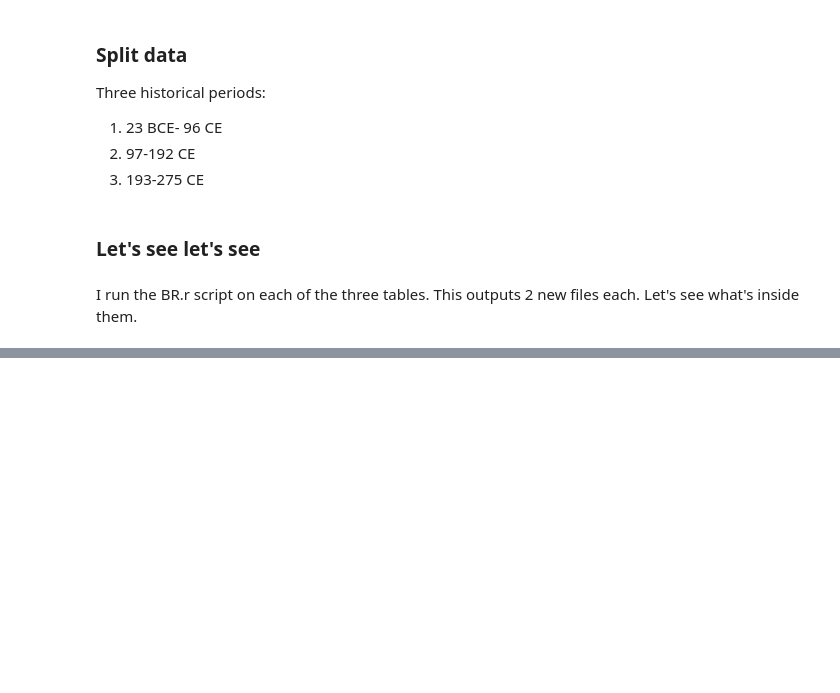
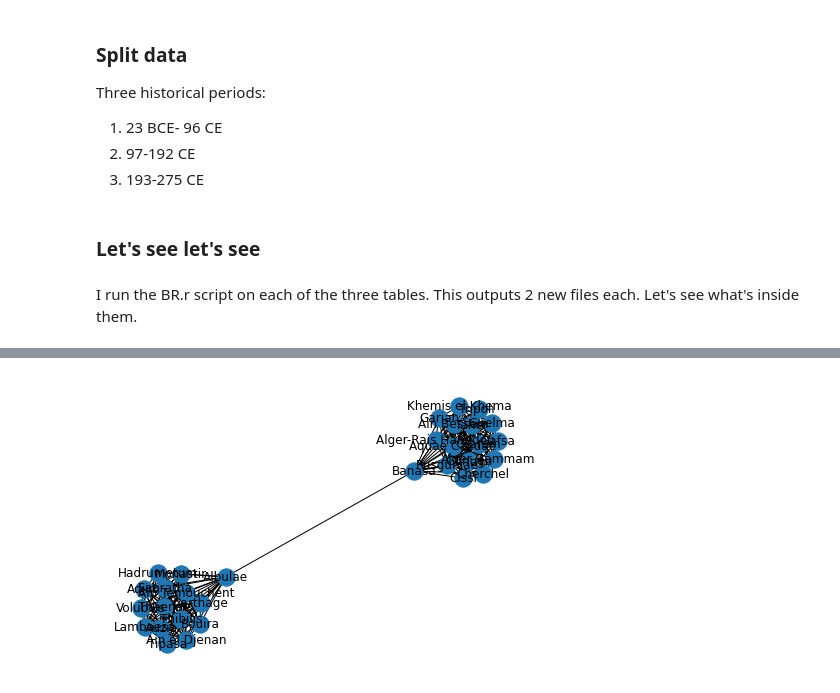
Before and after one commit to mondoboia/numismatic_distribution, a Jupyter notebook: numismatic_distribution.ipynb, the cells around one changed output, grey strips where cells are left out. Saved outputs shown, nothing was run; the diff lists cells and outputs as text; code cells hidden in the pictures; blank space fills up the shorter version.

```diff
--- a/numismatic_distribution.ipynb
+++ b/numismatic_distribution.ipynb
@@ -391,0 +379,7 @@ True
+# %%
+matrix_2 = min_max_model('df_africa2_out.csv')
+G_2 = nx.from_pandas_adjacency(matrix_2)
+G_2.remove_edges_from(nx.selfloop_edges(G_2))
+nx.draw(G_2, with_labels='True')
+# %% [output]
+[figure, added]
```
Also changed, not shown: parts of 15 cells of this notebook.
